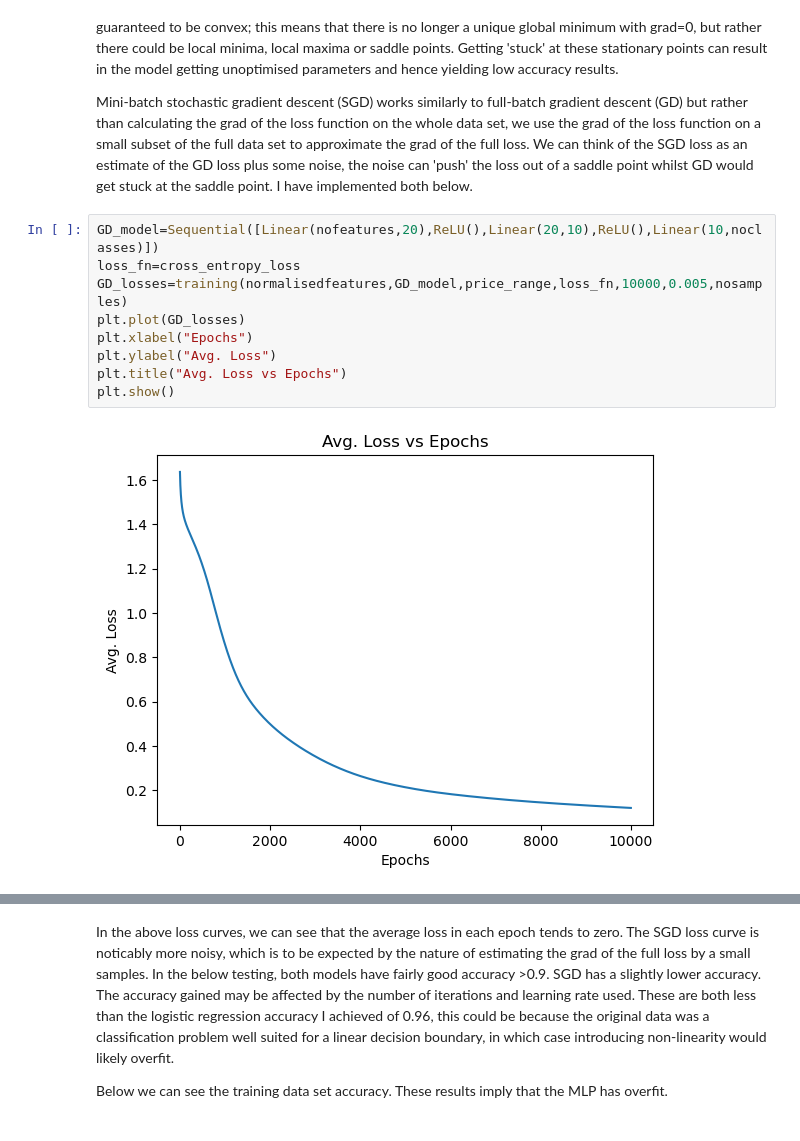
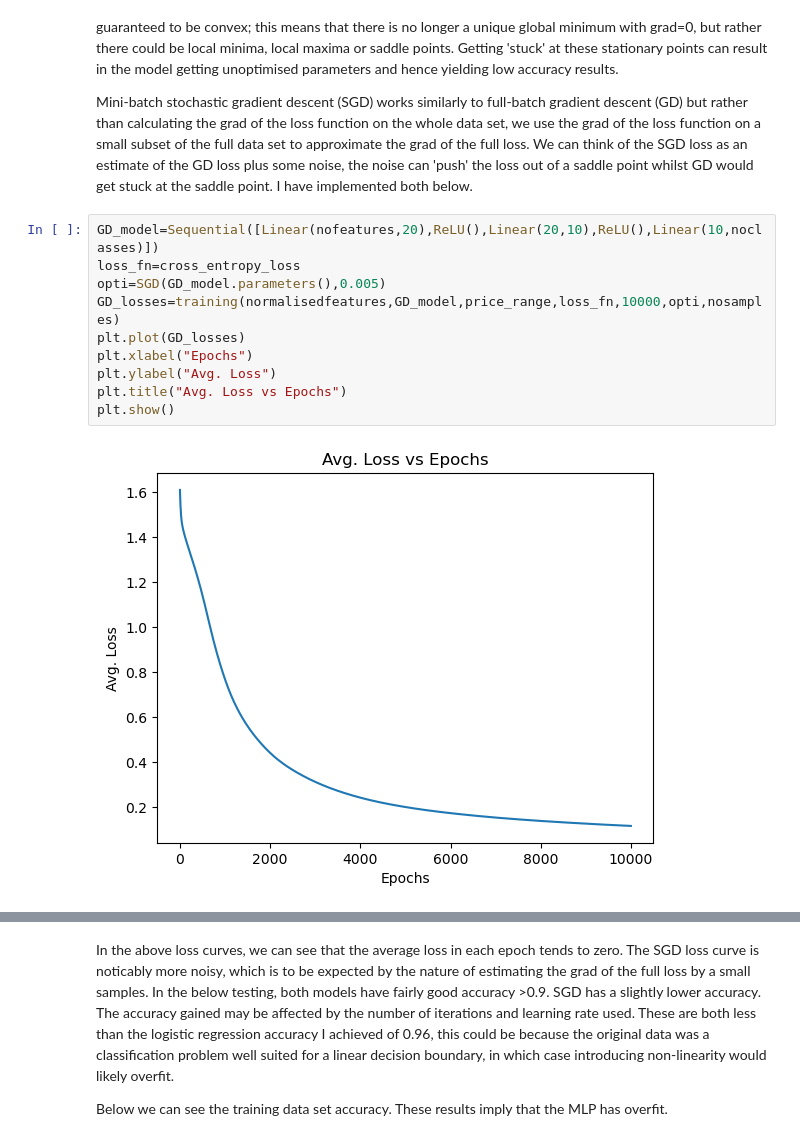
Before and after one commit to leuka-art/Building-up-to-a-transformer, a Jupyter notebook: MLP/Multilayer Perceptron.ipynb, the cells around one changed output, grey strips where cells are left out. Cells and saved outputs as stored; diff of their text form.

```diff
--- a/MLP/Multilayer Perceptron.ipynb
+++ b/MLP/Multilayer Perceptron.ipynb
@@ -42,14 +43,15 @@ Mini-batch stochastic gradient descent (SGD) works similarly to full-batch gradi
 # %%
 GD_model=Sequential([Linear(nofeatures,20),ReLU(),Linear(20,10),ReLU(),Linear(10,noclasses)])
 loss_fn=cross_entropy_loss
-GD_losses=training(normalisedfeatures,GD_model,price_range,loss_fn,10000,0.005,nosamples)
+opti=SGD(GD_model.parameters(),0.005)
+GD_losses=training(normalisedfeatures,GD_model,price_range,loss_fn,10000,opti,nosamples)
 plt.plot(GD_losses)
 plt.xlabel("Epochs")
 plt.ylabel("Avg. Loss")
 plt.title("Avg. Loss vs Epochs")
 plt.show()
 # %% [output]
-[figure, old version]
+[figure, new version]
 # %%
 SGD_model=Sequential([Linear(nofeatures,20),ReLU(),Linear(20,10),ReLU(),Linear(10,noclasses)])
 loss_fn=cross_entropy_loss
```
Also changed, not shown: parts of 4 cells of this notebook, 4 other files.
